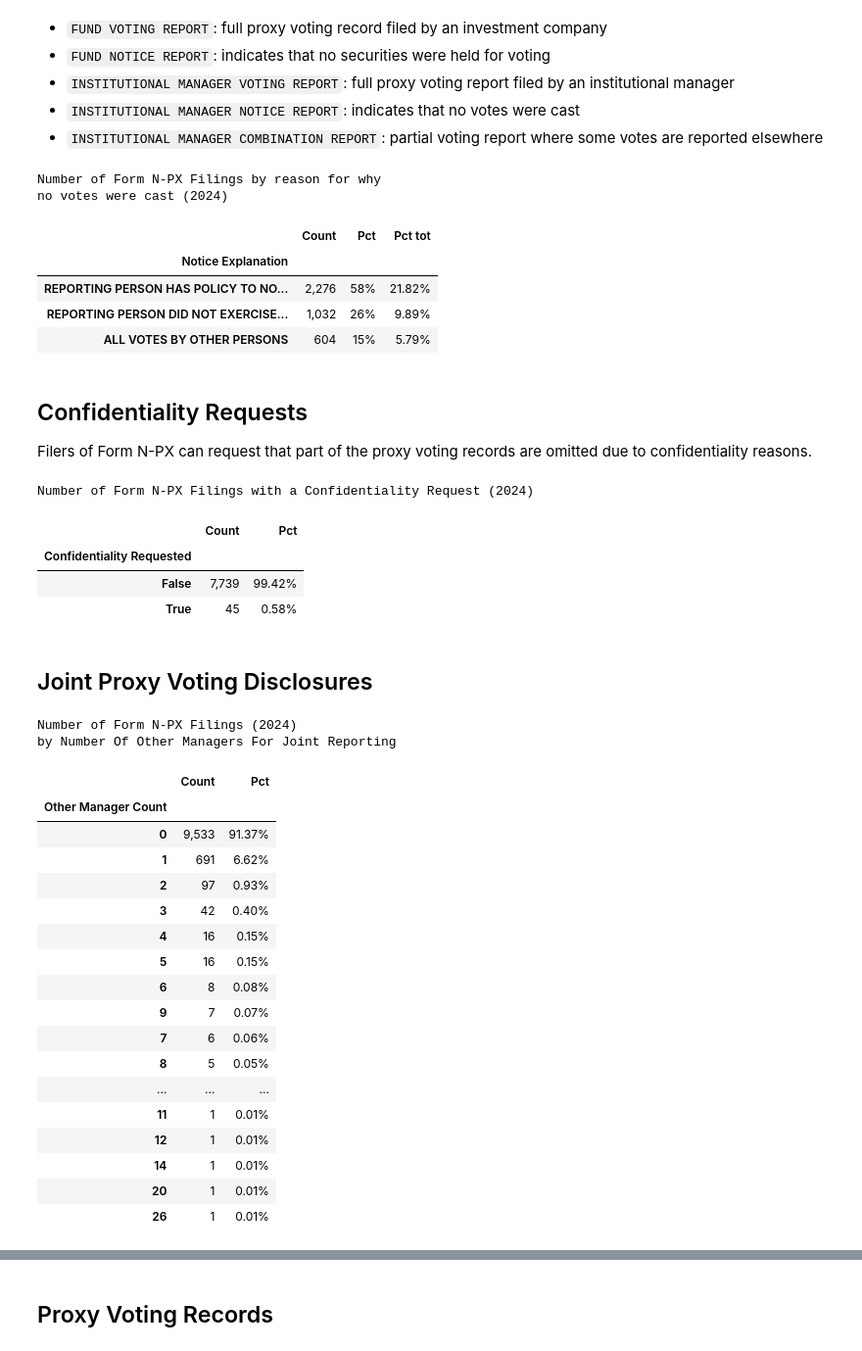
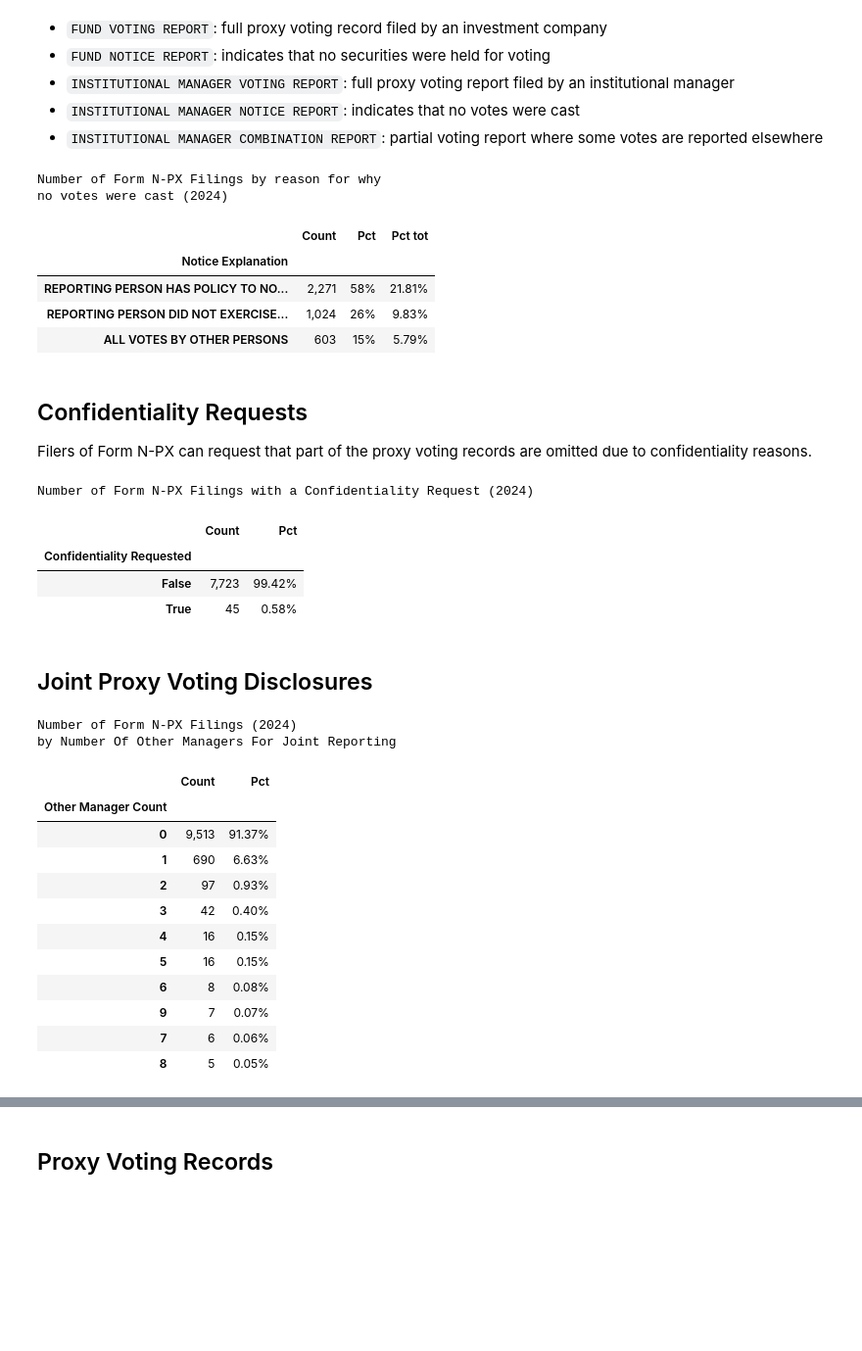
Before and after one commit to SEC-API-io/sec-api-cookbook, a Jupyter notebook: notebooks/form-npx/form-npx-tutorial-website.ipynb, the cells around one changed output, grey strips where cells are left out. Shown at 98% size. Cells and saved outputs as stored; diff of their text form; code cells hidden in the pictures; blank space fills up the shorter version.

```diff
--- a/notebooks/form-npx/form-npx-tutorial-website.ipynb
+++ b/notebooks/form-npx/form-npx-tutorial-website.ipynb
@@ -349,0 +352,6 @@ Form N-PX counts by month from 2024 to 2025.
+# %%
+print(f"Length of structured_data: {len(structured_data)}")
+structured_data = structured_data[
+    structured_data["periodOfReport"].apply(lambda x: x.split("-")[0] == "2024")
+]
+print("length of structured_data after filtering for 2024: ", len(structured_data))
@@ -593,9 +604,9 @@ Number of Form N-PX Filings by reason for why
 no votes were cast (2024)
 |  | Count | Pct | Pct tot |
 | Notice Explanation |  |  |  |
-| REPORTING PERSON HAS POLICY TO NO... | 2,276 | 58% | 21.82% |
-| REPORTING PERSON DID NOT EXERCISE... | 1,032 | 26% | 9.89% |
-| ALL VOTES BY OTHER PERSONS | 604 | 15% | 5.79% |
+| REPORTING PERSON HAS POLICY TO NO... | 2,271 | 58% | 21.81% |
+| REPORTING PERSON DID NOT EXERCISE... | 1,024 | 26% | 9.83% |
+| ALL VOTES BY OTHER PERSONS | 603 | 15% | 5.79% |
 # %% [markdown]
 ## Confidentiality Requests
 
@@ -620,41 +631,41 @@ count_confidentiality
 Number of Form N-PX Filings with a Confidentiality Request (2024)
 |  | Count | Pct |
 | Confidentiality Requested |  |  |
-| False | 7,739 | 99.42% |
+| False | 7,723 | 99.42% |
 | True | 45 | 0.58% |
 # %% [markdown]
 ## Joint Proxy Voting Disclosures
 # %%
 count_otherManagers = (
     structured_data.drop_duplicates(subset=["accessionNo"])
     .groupby(
         structured_data["formData.summaryPage.otherIncludedManagersCount"].fillna(0)
     )
     .size()
     .to_frame(name="Count")
 ).rename_axis("Other Manager Count")
 count_otherManagers.index = count_otherManagers.index.astype(int)
 
 count_otherManagers["Pct"] = (
     count_otherManagers["Count"].astype(int)
     / count_otherManagers["Count"].astype(int).sum()
 ).map("{:.2%}".format)
 count_otherManagers.sort_values(by="Count", ascending=False, inplace=True)
 count_otherManagers["Count"] = count_otherManagers["Count"].map(lambda x: f"{x:,}")
 
 print(
     f"Number of Form N-PX Filings (2024)\n"
     "by Number Of Other Managers For Joint Reporting"
 )
 
-count_otherManagers
+count_otherManagers.head(10)
 # %% [output]
 Number of Form N-PX Filings (2024)
 by Number Of Other Managers For Joint Reporting
 |  | Count | Pct |
 | Other Manager Count |  |  |
-| 0 | 9,533 | 91.37% |
-| 1 | 691 | 6.62% |
+| 0 | 9,513 | 91.37% |
+| 1 | 690 | 6.63% |
 | 2 | 97 | 0.93% |
 | 3 | 42 | 0.40% |
 | 4 | 16 | 0.15% |
@@ -663,12 +674,6 @@ by Number Of Other Managers For Joint Reporting
 | 9 | 7 | 0.07% |
 | 7 | 6 | 0.06% |
 | 8 | 5 | 0.05% |
-| ... | ... | ... |
-| 11 | 1 | 0.01% |
-| 12 | 1 | 0.01% |
-| 14 | 1 | 0.01% |
-| 20 | 1 | 0.01% |
-| 26 | 1 | 0.01% |
 # %%
 structured_data["formData.summaryPage.otherIncludedManagersCount"].fillna(0).plot(
     kind="hist",
```
Also changed, not shown: parts of 17 cells of this notebook.
